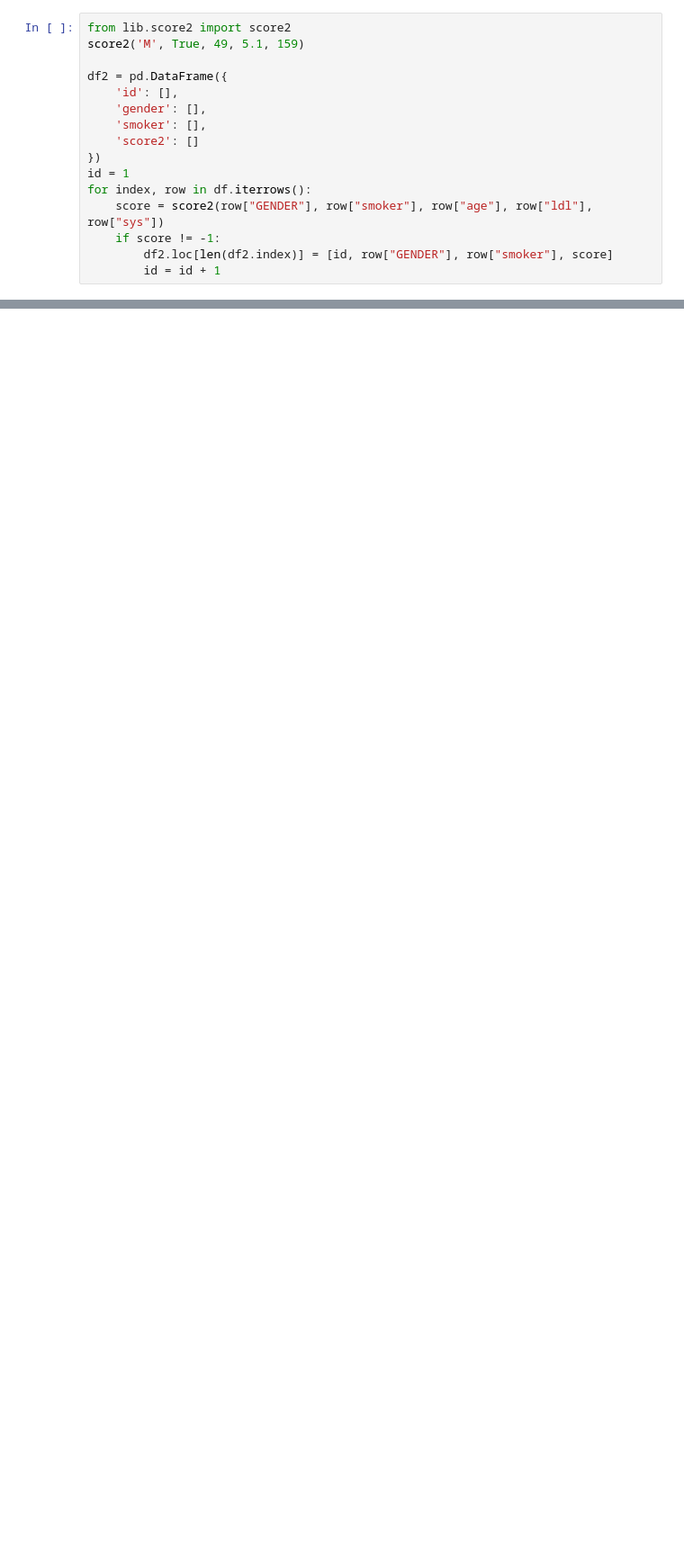
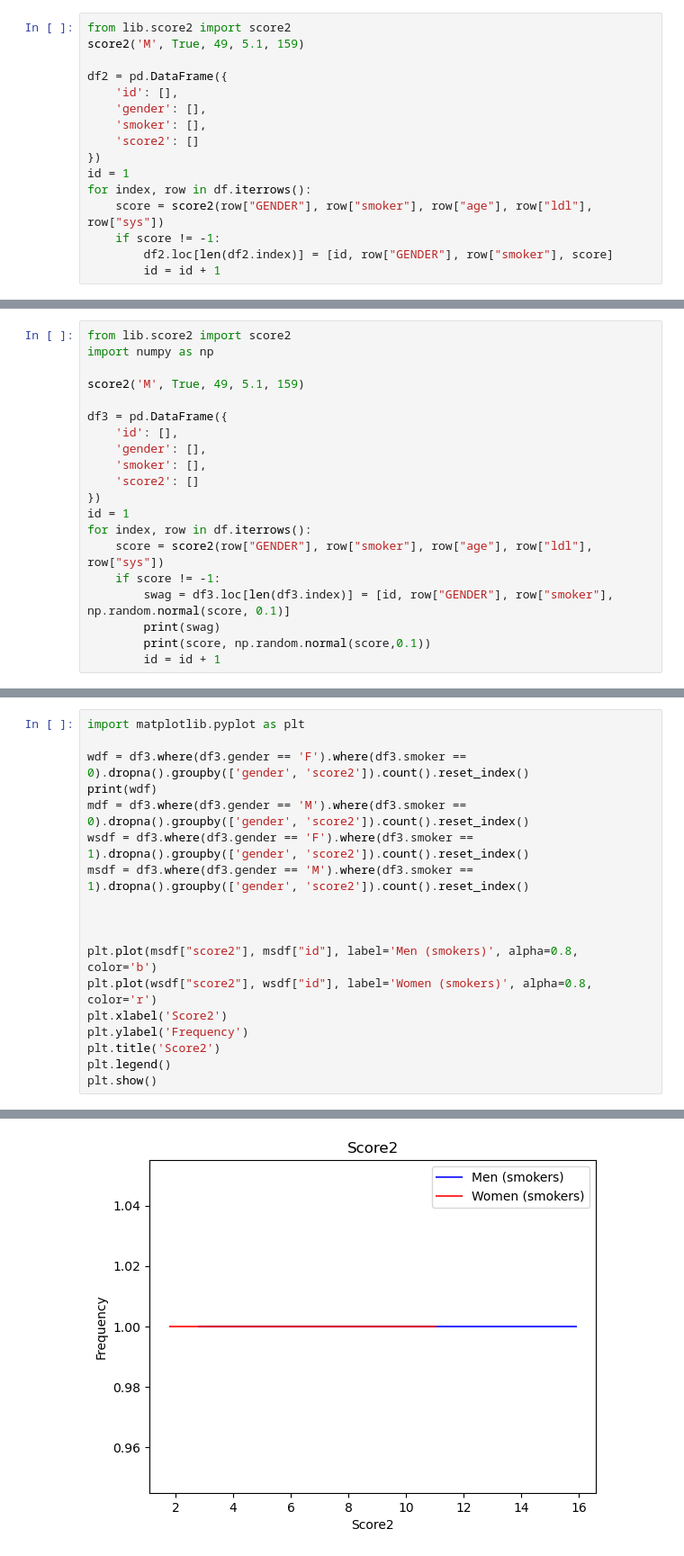
Before and after one commit to EatOreo/DifferentialPrivacyBiasExperiments, a Jupyter notebook: notebooks/score2.ipynb, the cells around one changed output, grey strips where cells are left out. Shown at 90% size. Drawn from its saved outputs; the diff is of its cells as text; blank space fills up the shorter version.

```diff
--- a/notebooks/score2.ipynb
+++ b/notebooks/score2.ipynb
@@ -77,0 +99,20 @@ plt.show()
+# %%
+from lib.score2 import score2
+import numpy as np
+
+score2('M', True, 49, 5.1, 159)
+
+df3 = pd.DataFrame({
+    'id': [],
+    'gender': [],
+    'smoker': [],
+    'score2': []
+})
+id = 1
+for index, row in df.iterrows():
+    score = score2(row["GENDER"], row["smoker"], row["age"], row["ldl"], row["sys"])
+    if score != -1:
+        swag = df3.loc[len(df3.index)] = [id, row["GENDER"], row["smoker"], np.random.normal(score, 0.1)]
+        print(swag)
+        print(score, np.random.normal(score,0.1))
+        id = id + 1
@@ -77,0 +137,19 @@ plt.show()
+# %%
+import matplotlib.pyplot as plt
+
+wdf = df3.where(df3.gender == 'F').where(df3.smoker == 0).dropna().groupby(['gender', 'score2']).count().reset_index()
+print(wdf)
+mdf = df3.where(df3.gender == 'M').where(df3.smoker == 0).dropna().groupby(['gender', 'score2']).count().reset_index()
+wsdf = df3.where(df3.gender == 'F').where(df3.smoker == 1).dropna().groupby(['gender', 'score2']).count().reset_index()
+msdf = df3.where(df3.gender == 'M').where(df3.smoker == 1).dropna().groupby(['gender', 'score2']).count().reset_index()
+
+
+
+plt.plot(msdf["score2"], msdf["id"], label='Men (smokers)', alpha=0.8, color='b')
+plt.plot(wsdf["score2"], wsdf["id"], label='Women (smokers)', alpha=0.8, color='r')
+plt.xlabel('Score2')
+plt.ylabel('Frequency')
+plt.title('Score2')
+plt.legend()
+plt.show()
+# %% [output]
@@ -77,0 +170 @@ plt.show()
+[figure, added]
```
Also changed, not shown: parts of 7 cells of this notebook.
